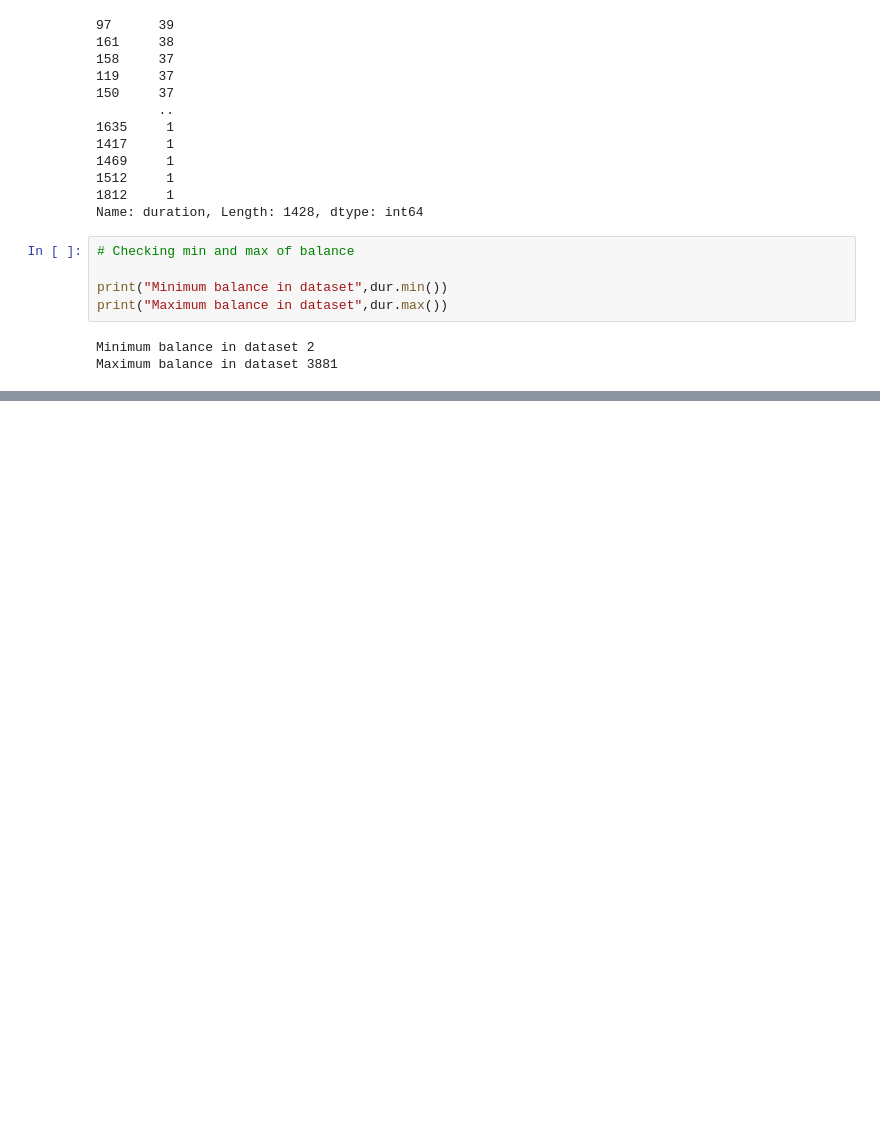
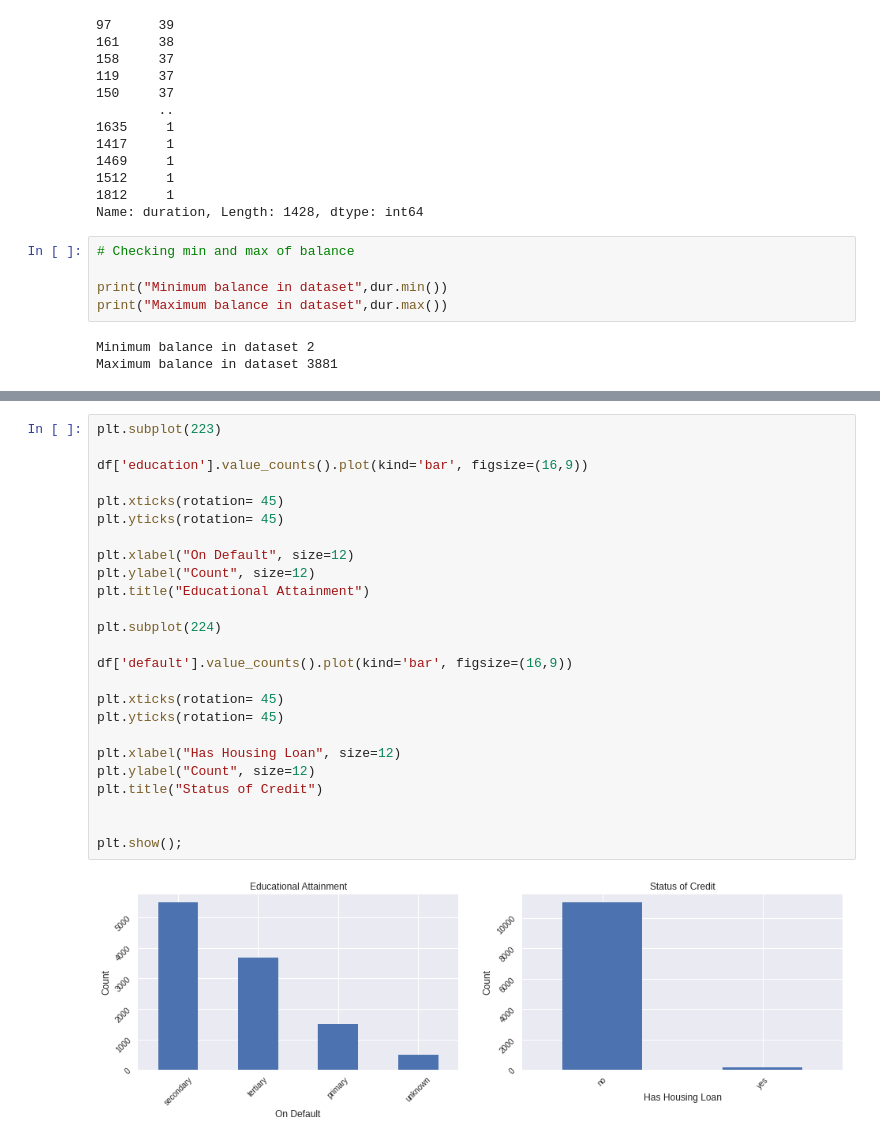
Before and after one commit to amltago/project2, a Jupyter notebook: ProjectB2.ipynb, the cells around one changed output, grey strips where cells are left out. Cells and saved outputs as stored; diff of their text form; blank space fills up the shorter version.

```diff
--- a/ProjectB2.ipynb
+++ b/ProjectB2.ipynb
@@ -351,0 +388,27 @@ df.describe(include='all')
+# %%
+plt.subplot(223)
+
+df['education'].value_counts().plot(kind='bar', figsize=(16,9))
+
+plt.xticks(rotation= 45)
+plt.yticks(rotation= 45)
+
+plt.xlabel("On Default", size=12)
+plt.ylabel("Count", size=12)
+plt.title("Educational Attainment")
+
+plt.subplot(224)
+
+df['default'].value_counts().plot(kind='bar', figsize=(16,9))
+
+plt.xticks(rotation= 45)
+plt.yticks(rotation= 45)
+
+plt.xlabel("Has Housing Loan", size=12)
+plt.ylabel("Count", size=12)
+plt.title("Status of Credit")
+
+
+plt.show();
+# %% [output]
+[figure, added]
```
Also changed, not shown: parts of 7 cells of this notebook.
